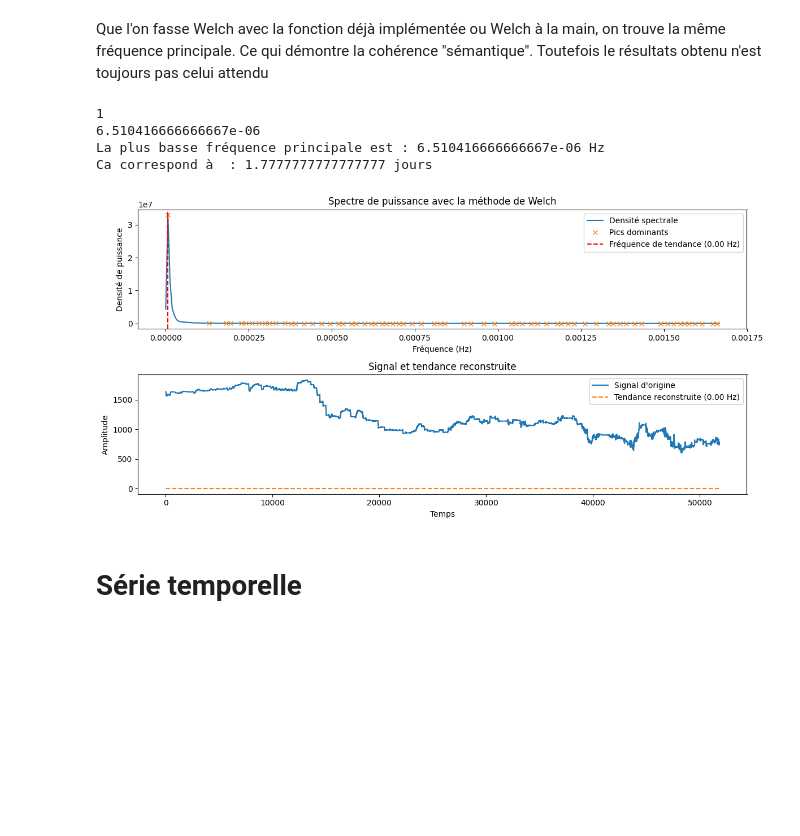
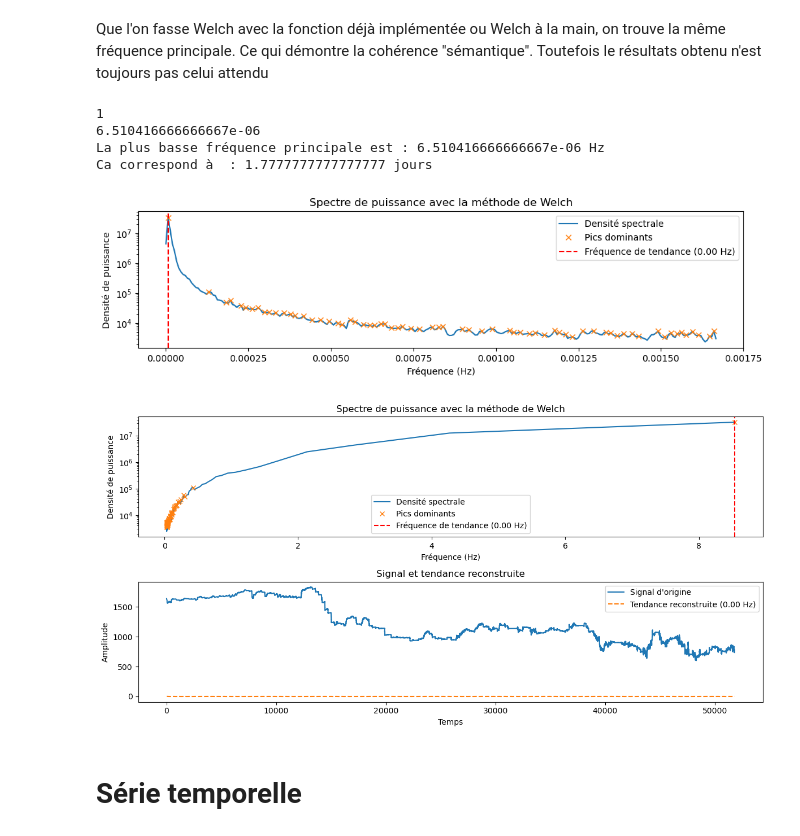
Before and after one commit to PiDchsn/Projet-RI, a Jupyter notebook: Analyse.ipynb, the cells around one changed output. Saved outputs shown, nothing was run; the diff lists cells and outputs as text; code cells hidden in the pictures; blank space fills up the shorter version.

```diff
--- a/Analyse.ipynb
+++ b/Analyse.ipynb
@@ -463,36 +529,47 @@ print(f"Ca correspond à  : {(1/max_psd_frequency) /(60*60*24)} jours")
 
 # Reconstruction de la tendance par filtrage
 # On construit un signal harmonique avec la fréquence de tendance
 t = np.arange(len(signal)) / fs
 trend = np.cos(2 * np.pi * max_psd_frequency * t)
 
 # Visualisation
 plt.figure(figsize=(12, 6))
 plt.subplot(2, 1, 1)
-plt.plot(frequencies, np.abs(power_spectral_density), label="Densité spectrale")
-plt.plot(dominant_frequencies, np.abs(dominant_powers), "x", label="Pics dominants")
+plt.semilogy(frequencies, np.abs(power_spectral_density), label="Densité spectrale")
+plt.semilogy(dominant_frequencies, np.abs(dominant_powers), "x", label="Pics dominants")
 plt.axvline(max_psd_frequency, color='r', linestyle='--', label=f"Fréquence de tendance ({max_psd_frequency:.2f} Hz)")
+plt.xlabel("Fréquence (Hz)")
+plt.ylabel("Densité de puissance")
+plt.legend()
+plt.title("Spectre de puissance avec la méthode de Welch")
+
+plt.figure(figsize=(12, 6))
+plt.subplot(2, 1, 1)
+plt.semilogy(1/frequencies/(60*60*5), np.abs(power_spectral_density), label="Densité spectrale")
+plt.semilogy(1/dominant_frequencies/(60*60*5), np.abs(dominant_powers), "x", label="Pics dominants")
+plt.axvline(1/max_psd_frequency/(60*60*5), color='r', linestyle='--', label=f"Fréquence de tendance ({max_psd_frequency:.2f} Hz)")
 plt.xlabel("Fréquence (Hz)")
 plt.ylabel("Densité de puissance")
 plt.legend()
 plt.title("Spectre de puissance avec la méthode de Welch")
 
 plt.subplot(2, 1, 2)
 plt.plot(signal, label="Signal d'origine")
 plt.plot(trend, label=f"Tendance reconstruite ({max_psd_frequency:.2f} Hz)", linestyle='--')
 plt.xlabel("Temps")
 plt.ylabel("Amplitude")
 plt.legend()
 plt.title("Signal et tendance reconstruite")
 
 plt.tight_layout()
 plt.show()
 # %% [output]
 1
 6.510416666666667e-06
 La plus basse fréquence principale est : 6.510416666666667e-06 Hz
 Ca correspond à  : 1.7777777777777777 jours
-[figure, old version]
+[figure, new version]
+[figure, added]
 # %% [markdown]
 # Série temporelle
 # %% [markdown]
```
Also changed, not shown: parts of 14 cells of this notebook.
